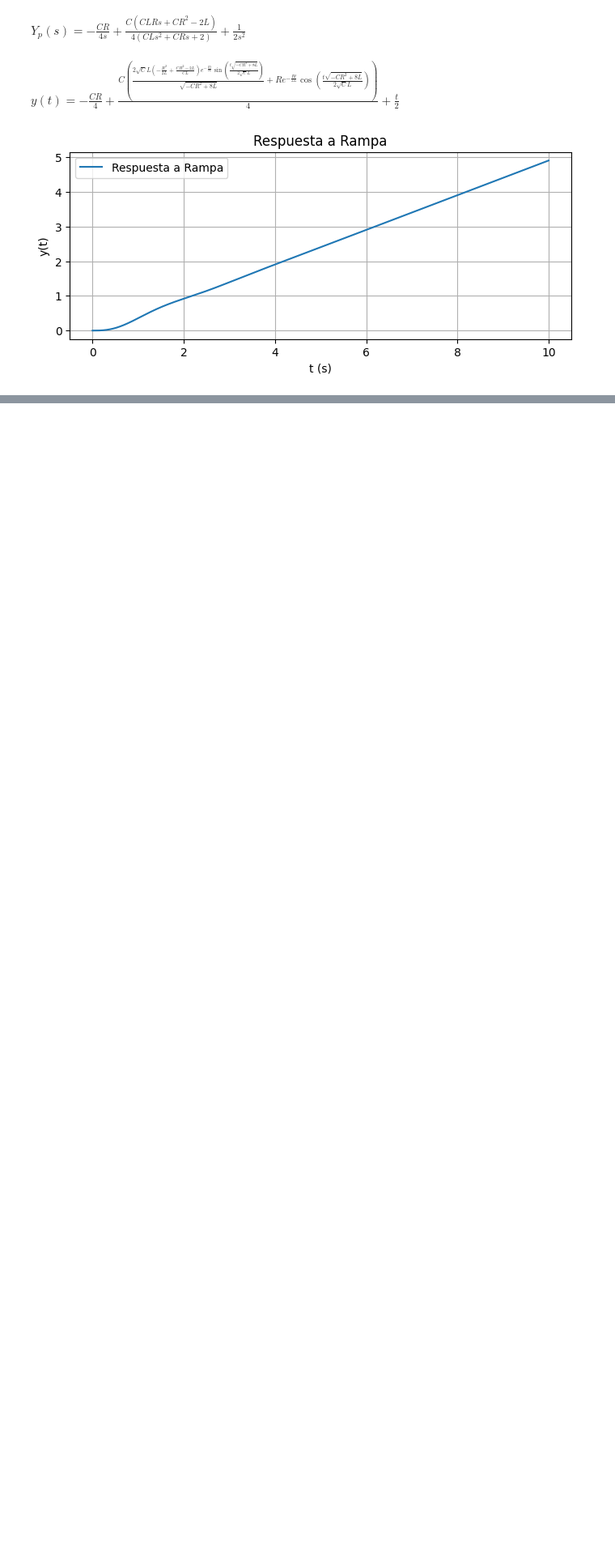
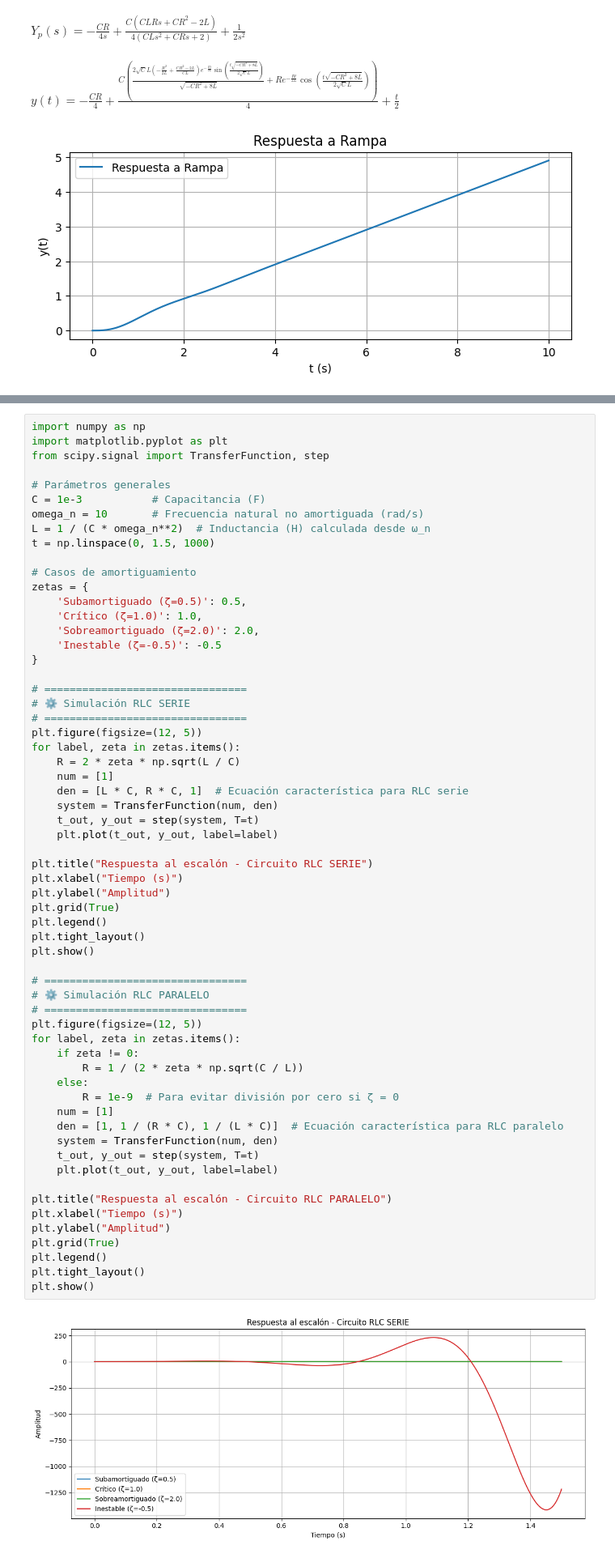
Before and after one commit to laduqueo/Senales_y_Sistemas, a Jupyter notebook: ejercicios_Laplace.ipynb, the cells around one changed output, grey strips where cells are left out. Shown: that part at 81% size. Saved outputs shown, nothing was run; the diff lists cells and outputs as text; blank space fills up the shorter version.

```diff
--- a/ejercicios_Laplace.ipynb
+++ b/ejercicios_Laplace.ipynb
@@ -1107,0 +1175,63 @@ $\displaystyle y{\left(t \right)} = - \frac{C R}{4} + \frac{C \left(\frac{2 \sqr
+# %%
+import numpy as np
+import matplotlib.pyplot as plt
+from scipy.signal import TransferFunction, step
+
+# Parámetros generales
+C = 1e-3           # Capacitancia (F)
+omega_n = 10       # Frecuencia natural no amortiguada (rad/s)
+L = 1 / (C * omega_n**2)  # Inductancia (H) calculada desde ω_n
+t = np.linspace(0, 1.5, 1000)
+
+# Casos de amortiguamiento
+zetas = {
+    'Subamortiguado (ζ=0.5)': 0.5,
+    'Crítico (ζ=1.0)': 1.0,
+    'Sobreamortiguado (ζ=2.0)': 2.0,
+    'Inestable (ζ=-0.5)': -0.5
+}
+
+# ================================
+# ⚙️ Simulación RLC SERIE
+# ================================
+plt.figure(figsize=(12, 5))
+for label, zeta in zetas.items():
+    R = 2 * zeta * np.sqrt(L / C)
+    num = [1]
+    den = [L * C, R * C, 1]  # Ecuación característica para RLC serie
+    system = TransferFunction(num, den)
+    t_out, y_out = step(system, T=t)
+    plt.plot(t_out, y_out, label=label)
+
+plt.title("Respuesta al escalón - Circuito RLC SERIE")
+plt.xlabel("Tiempo (s)")
+plt.ylabel("Amplitud")
+plt.grid(True)
+plt.legend()
+plt.tight_layout()
+plt.show()
+
+# ================================
+# ⚙️ Simulación RLC PARALELO
+# ================================
+plt.figure(figsize=(12, 5))
+for label, zeta in zetas.items():
+    if zeta != 0:
+        R = 1 / (2 * zeta * np.sqrt(C / L))
+    else:
+        R = 1e-9  # Para evitar división por cero si ζ = 0
+    num = [1]
+    den = [1, 1 / (R * C), 1 / (L * C)]  # Ecuación característica para RLC paralelo
+    system = TransferFunction(num, den)
+    t_out, y_out = step(system, T=t)
+    plt.plot(t_out, y_out, label=label)
+
+plt.title("Respuesta al escalón - Circuito RLC PARALELO")
+plt.xlabel("Tiempo (s)")
+plt.ylabel("Amplitud")
+plt.grid(True)
+plt.legend()
+plt.tight_layout()
+plt.show()
+# %% [output]
+[figure, added]
```
Also changed, not shown: parts of 19 cells of this notebook.
